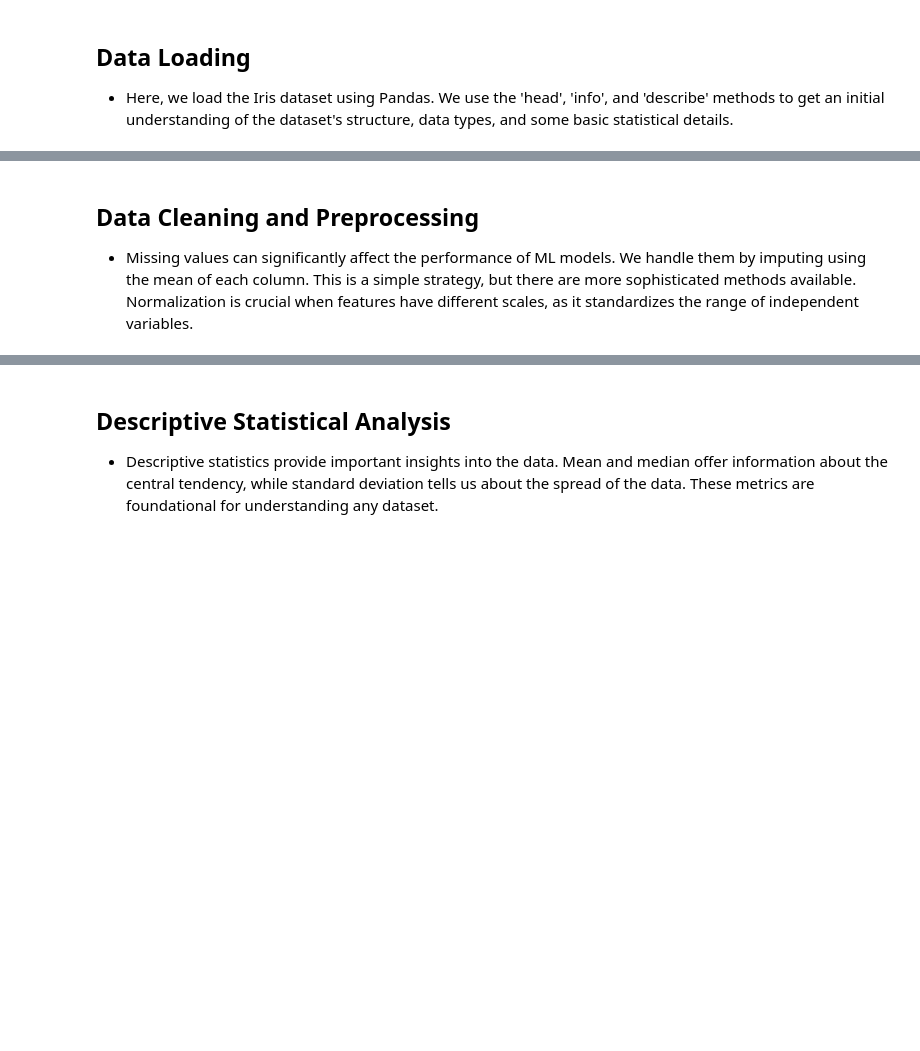
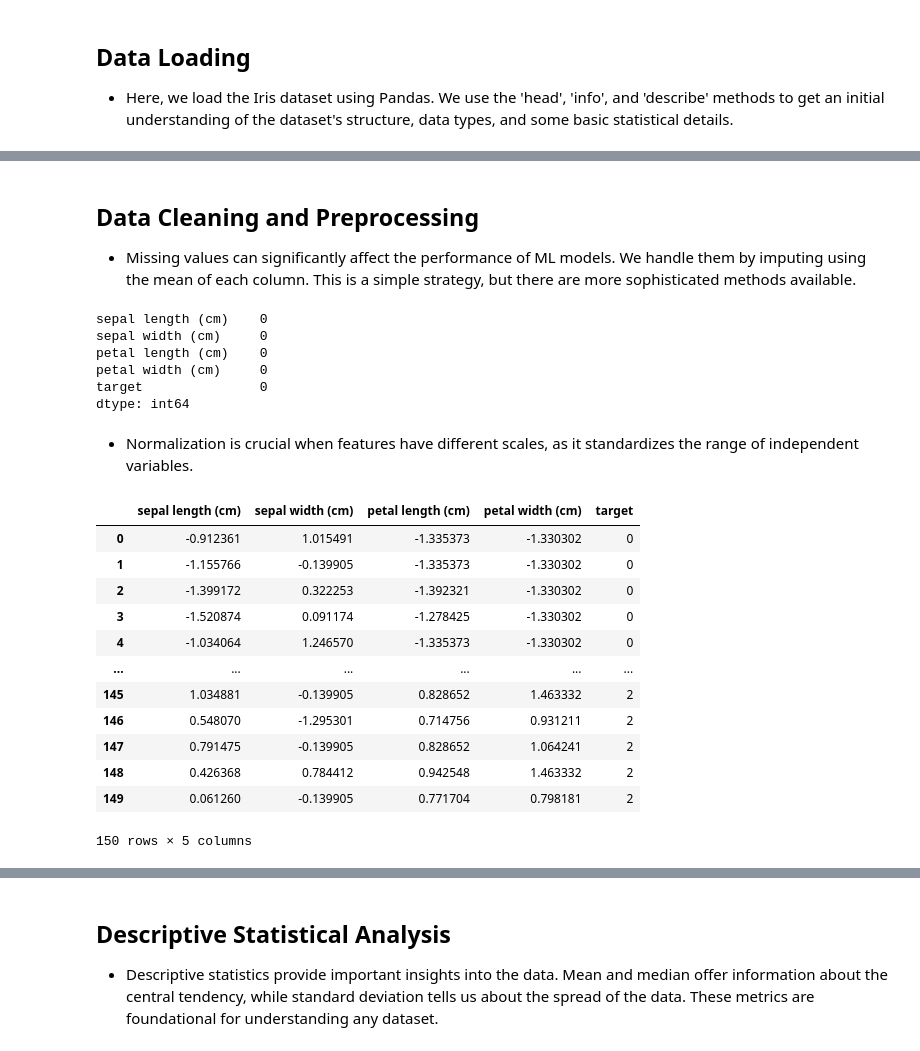
Before and after one commit to AI-in-Complex-Systems-Lab/CINF135, a Jupyter notebook: Lab3.ipynb, the cells around one changed output, grey strips where cells are left out. Saved outputs shown, nothing was run; the diff lists cells and outputs as text; code cells hidden in the pictures; blank space fills up the shorter version.

```diff
--- a/Lab3.ipynb
+++ b/Lab3.ipynb
@@ -28,16 +69,42 @@ df
 # %% [markdown]
 ## Data Cleaning and Preprocessing
 
-- Missing values can significantly affect the performance of ML models. We handle them by imputing using the mean of each column. This is a simple strategy, but there are more sophisticated methods available. Normalization is crucial when features have different scales, as it standardizes the range of independent variables.
+- Missing values can significantly affect the performance of ML models. We handle them by imputing using the mean of each column. This is a simple strategy, but there are more sophisticated methods available.
 # %%
 # Handling missing values - Simple Imputation
 df.fillna(df.mean(), inplace=True)
 
 # Check if there are any missing values left
 print(df.isna().sum())
-
-# Normalization (if necessary)
-scaler = StandardScaler()
-df_scaled = pd.DataFrame(scaler.fit_transform(df.drop('target', axis=1)), columns=df.columns[:-1])
-df_scaled['target'] = df['target']
-df_scaled
+# %% [output]
+sepal length (cm)    0
+sepal width (cm)     0
+petal length (cm)    0
+petal width (cm)     0
+target               0
+dtype: int64
+# %% [markdown]
+- Normalization is crucial when features have different scales, as it standardizes the range of independent variables.
+# %%
+# Normalization (if necessary)
+scaler = StandardScaler()
+df['target'] = np.ceil(df['target']).astype(int)
+df_scaled = pd.DataFrame(scaler.fit_transform(df.drop('target', axis=1)), columns=df.columns[:-1])
+df_scaled['target'] = df['target']
+
+# df = df_scaled # uncomment if you want to use the scaled values
+df_scaled
+# %% [output]
+|  | sepal length (cm) | sepal width (cm) | petal length (cm) | petal width (cm) | target |
+| 0 | -0.912361 | 1.015491 | -1.335373 | -1.330302 | 0 |
+| 1 | -1.155766 | -0.139905 | -1.335373 | -1.330302 | 0 |
+| 2 | -1.399172 | 0.322253 | -1.392321 | -1.330302 | 0 |
+| 3 | -1.520874 | 0.091174 | -1.278425 | -1.330302 | 0 |
+| 4 | -1.034064 | 1.246570 | -1.335373 | -1.330302 | 0 |
+| ... | ... | ... | ... | ... | ... |
+| 145 | 1.034881 | -0.139905 | 0.828652 | 1.463332 | 2 |
+| 146 | 0.548070 | -1.295301 | 0.714756 | 0.931211 | 2 |
+| 147 | 0.791475 | -0.139905 | 0.828652 | 1.064241 | 2 |
+| 148 | 0.426368 | 0.784412 | 0.942548 | 1.463332 | 2 |
+| 149 | 0.061260 | -0.139905 | 0.771704 | 0.798181 | 2 |
+150 rows × 5 columns
```
Also changed, not shown: parts of 12 cells of this notebook.
